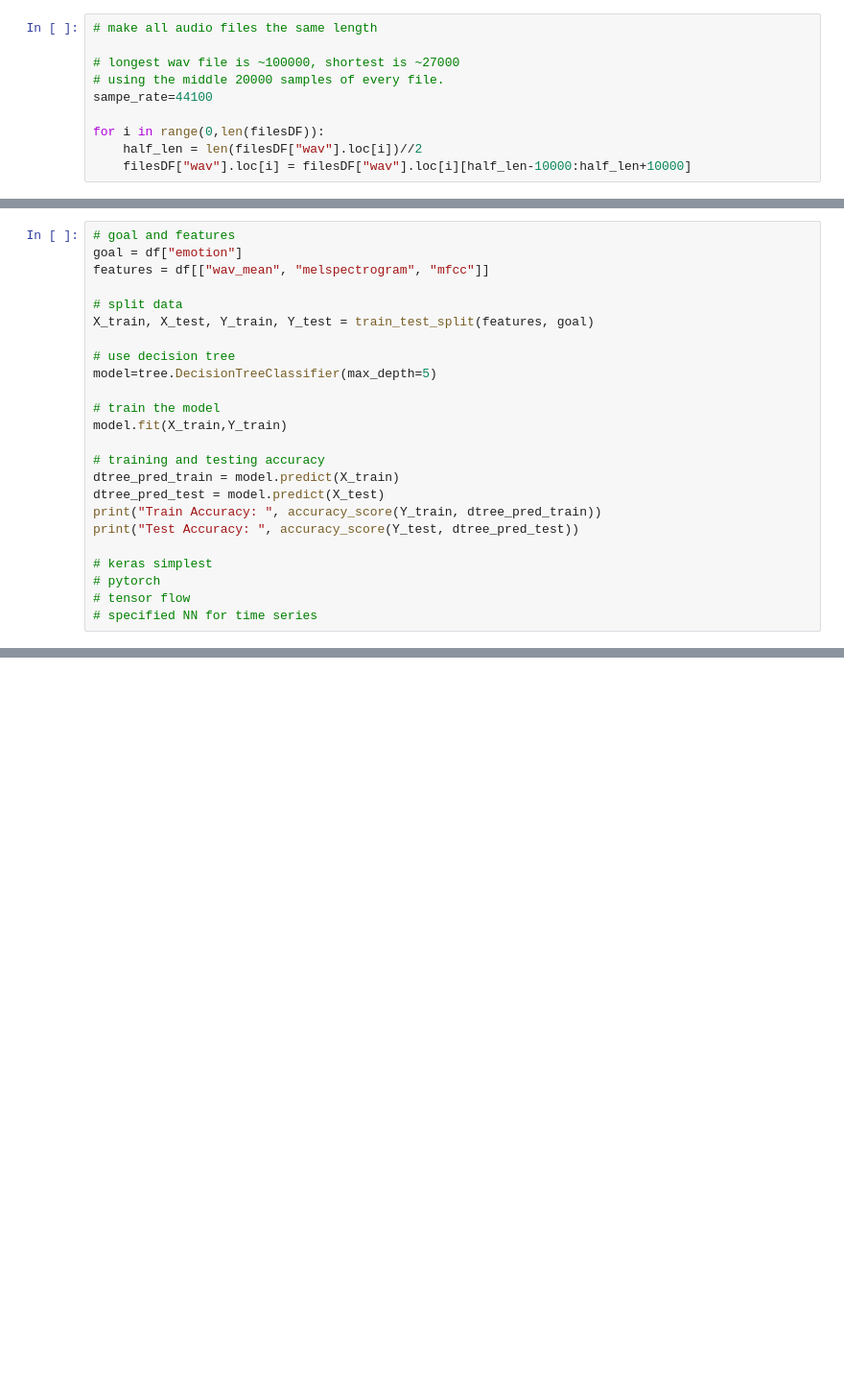
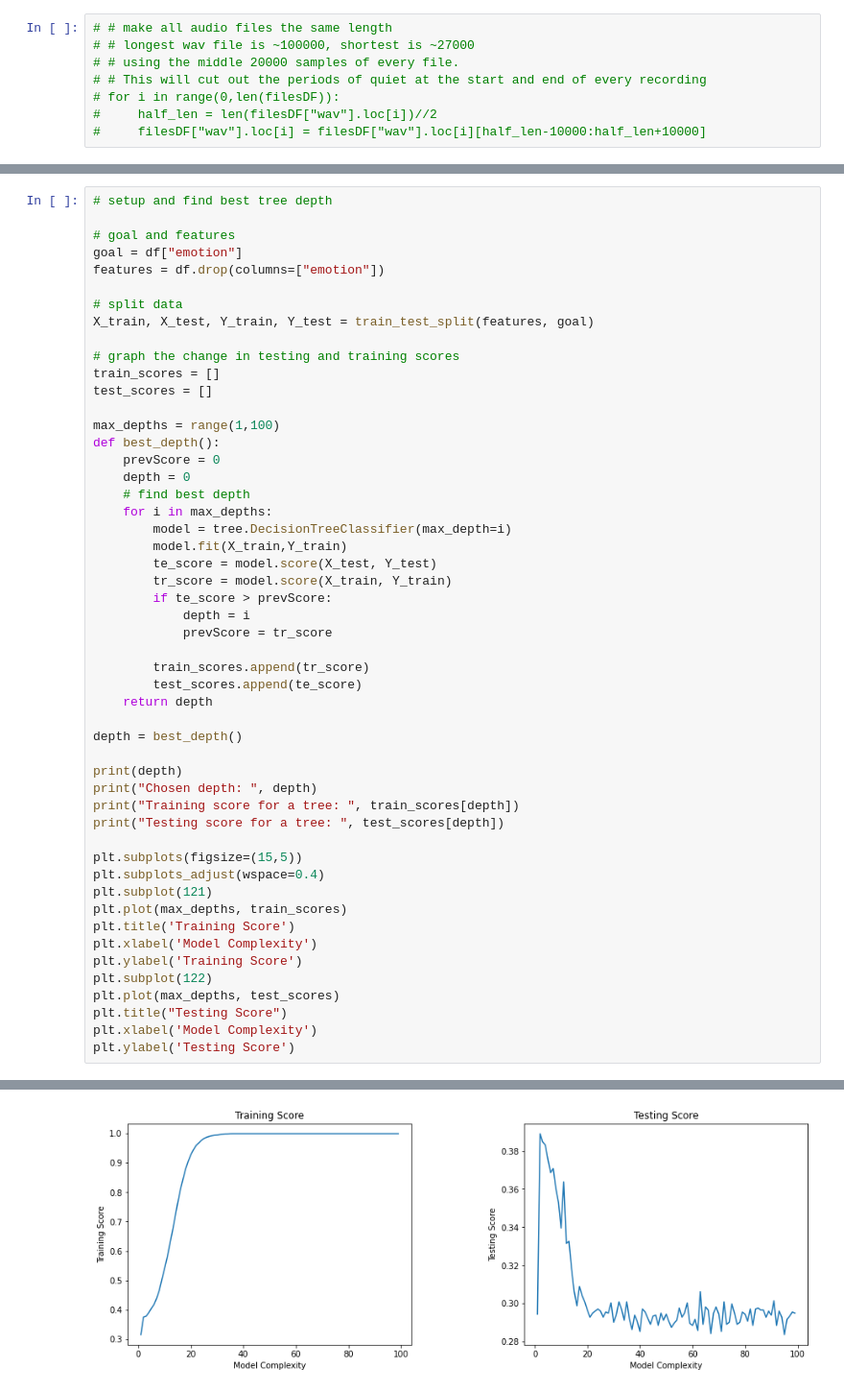
Before and after one commit to dsb298/speech_recognition, a Jupyter notebook: project.ipynb, the cells around one changed output, grey strips where cells are left out. Shown at 96% size. Drawn from its saved outputs; the diff is of its cells as text; blank space fills up the shorter version.

```diff
--- a/project.ipynb
+++ b/project.ipynb
@@ -48,10 +46,8 @@ print(len(filesDF["wav"][1]))
 # %%
-# make all audio files the same length
-
-# longest wav file is ~100000, shortest is ~27000
-# using the middle 20000 samples of every file.
-sampe_rate=44100
-
-for i in range(0,len(filesDF)):
-    half_len = len(filesDF["wav"].loc[i])//2
-    filesDF["wav"].loc[i] = filesDF["wav"].loc[i][half_len-10000:half_len+10000]
+# # make all audio files the same length
+# # longest wav file is ~100000, shortest is ~27000
+# # using the middle 20000 samples of every file.
+# # This will cut out the periods of quiet at the start and end of every recording
+# for i in range(0,len(filesDF)):
+#     half_len = len(filesDF["wav"].loc[i])//2
+#     filesDF["wav"].loc[i] = filesDF["wav"].loc[i][half_len-10000:half_len+10000]
@@ -257,25 +179,52 @@ melspectrogram_mean             1.000000
 # %%
+# setup and find best tree depth
+
 # goal and features
 goal = df["emotion"]
-features = df[["wav_mean", "melspectrogram", "mfcc"]]
+features = df.drop(columns=["emotion"])
 
 # split data
 X_train, X_test, Y_train, Y_test = train_test_split(features, goal)
 
-# use decision tree
-model=tree.DecisionTreeClassifier(max_depth=5)
+# graph the change in testing and training scores
+train_scores = []
+test_scores = []
 
-# train the model
-model.fit(X_train,Y_train)
+max_depths = range(1,100)
+def best_depth():
+    prevScore = 0
+    depth = 0
+    # find best depth
+    for i in max_depths:
+        model = tree.DecisionTreeClassifier(max_depth=i)
+        model.fit(X_train,Y_train)
+        te_score = model.score(X_test, Y_test)
+        tr_score = model.score(X_train, Y_train)
+        if te_score > prevScore:
+            depth = i
+            prevScore = tr_score
 
-# training and testing accuracy
-dtree_pred_train = model.predict(X_train)
-dtree_pred_test = model.predict(X_test)
-print("Train Accuracy: ", accuracy_score(Y_train, dtree_pred_train))
-print("Test Accuracy: ", accuracy_score(Y_test, dtree_pred_test))
+        train_scores.append(tr_score)
+        test_scores.append(te_score)
+    return depth
 
-# keras simplest
-# pytorch
-# tensor flow
-# specified NN for time series
+depth = best_depth()
+
+print(depth)
+print("Chosen depth: ", depth)
+print("Training score for a tree: ", train_scores[depth])
+print("Testing score for a tree: ", test_scores[depth])
+
+plt.subplots(figsize=(15,5))
+plt.subplots_adjust(wspace=0.4)
+plt.subplot(121)
+plt.plot(max_depths, train_scores)
+plt.title('Training Score')
+plt.xlabel('Model Complexity')
+plt.ylabel('Training Score')
+plt.subplot(122)
+plt.plot(max_depths, test_scores)
+plt.title("Testing Score")
+plt.xlabel('Model Complexity')
+plt.ylabel('Testing Score')
 # %% [output]
@@ -283,0 +236 @@ Test Accuracy:  0.18430951101558302
+[figure, added]
```
Also changed, not shown: parts of 18 cells of this notebook, 2 other files.
